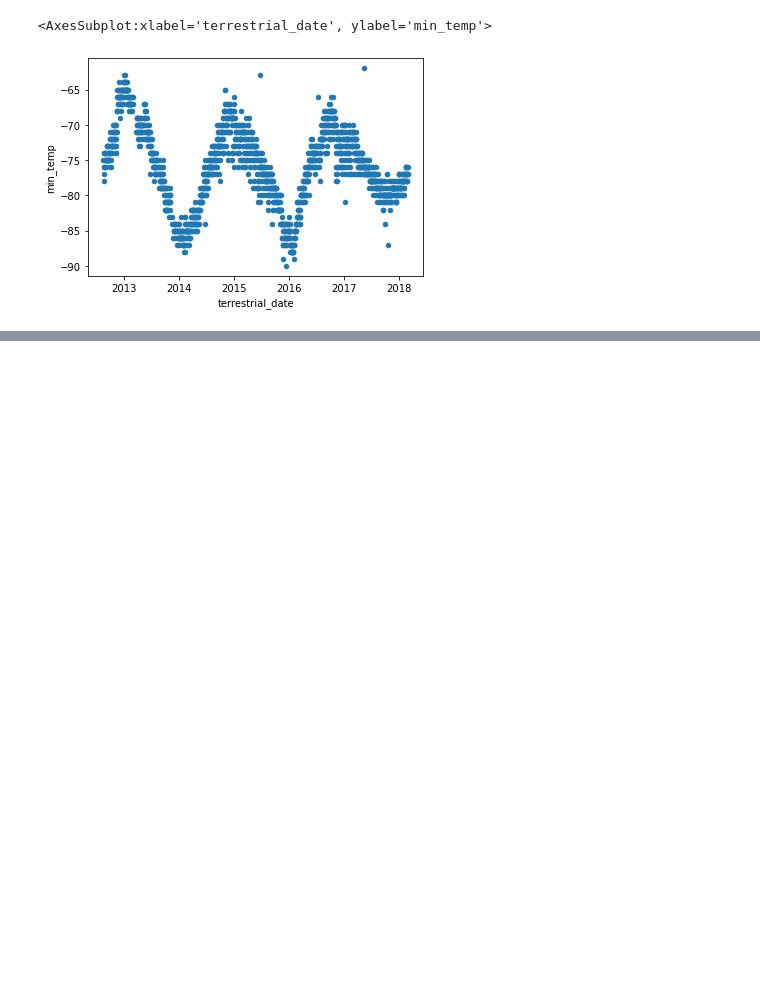
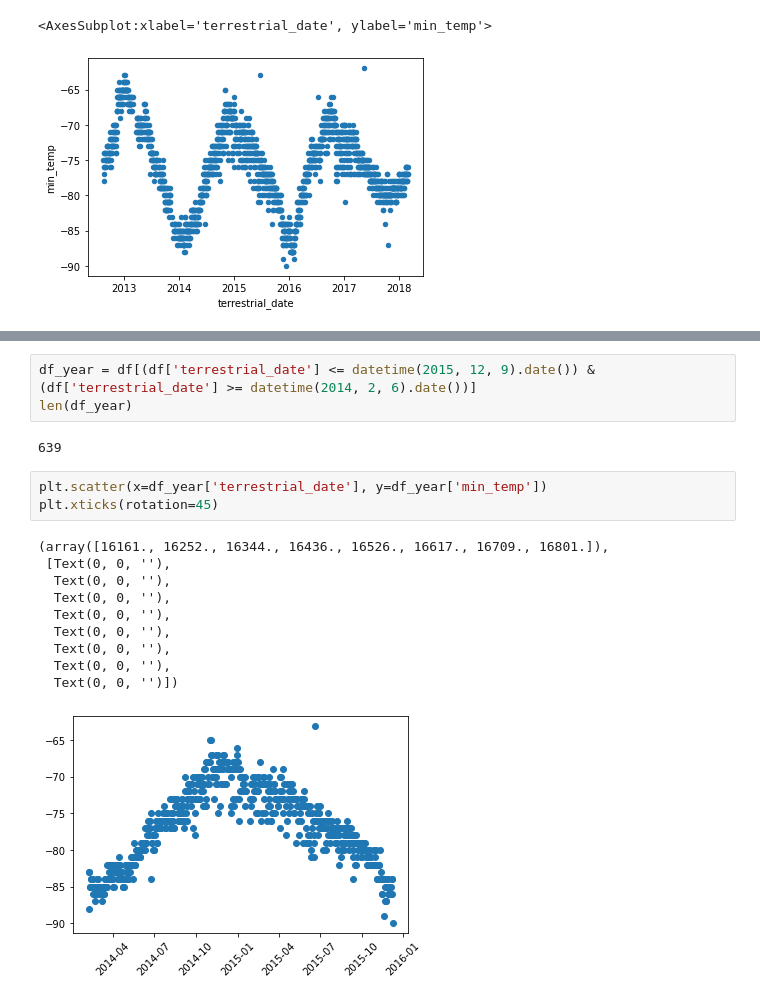
Before and after one commit to kle96/web-scraping-challenge, a Jupyter notebook: mars_data_challenge_part_2.ipynb, the cells around one changed output, grey strips where cells are left out. Drawn from its saved outputs; the diff is of its cells as text; blank space fills up the shorter version.

```diff
--- a/mars_data_challenge_part_2.ipynb
+++ b/mars_data_challenge_part_2.ipynb
@@ -184,0 +205,19 @@ TypeError: can't compare datetime.datetime to datetime.date
+# %%
+df_year = df[(df['terrestrial_date'] <= datetime(2015, 12, 9).date()) & (df['terrestrial_date'] >= datetime(2014, 2, 6).date())]
+len(df_year)
+# %% [output]
+639
+# %%
+plt.scatter(x=df_year['terrestrial_date'], y=df_year['min_temp'])
+plt.xticks(rotation=45)
+# %% [output]
+(array([16161., 16252., 16344., 16436., 16526., 16617., 16709., 16801.]),
+ [Text(0, 0, ''),
+  Text(0, 0, ''),
+  Text(0, 0, ''),
+  Text(0, 0, ''),
+  Text(0, 0, ''),
+  Text(0, 0, ''),
+  Text(0, 0, ''),
+  Text(0, 0, '')])
+[figure, added]
```
Also changed, not shown: parts of 9 cells of this notebook, 1 other file.
